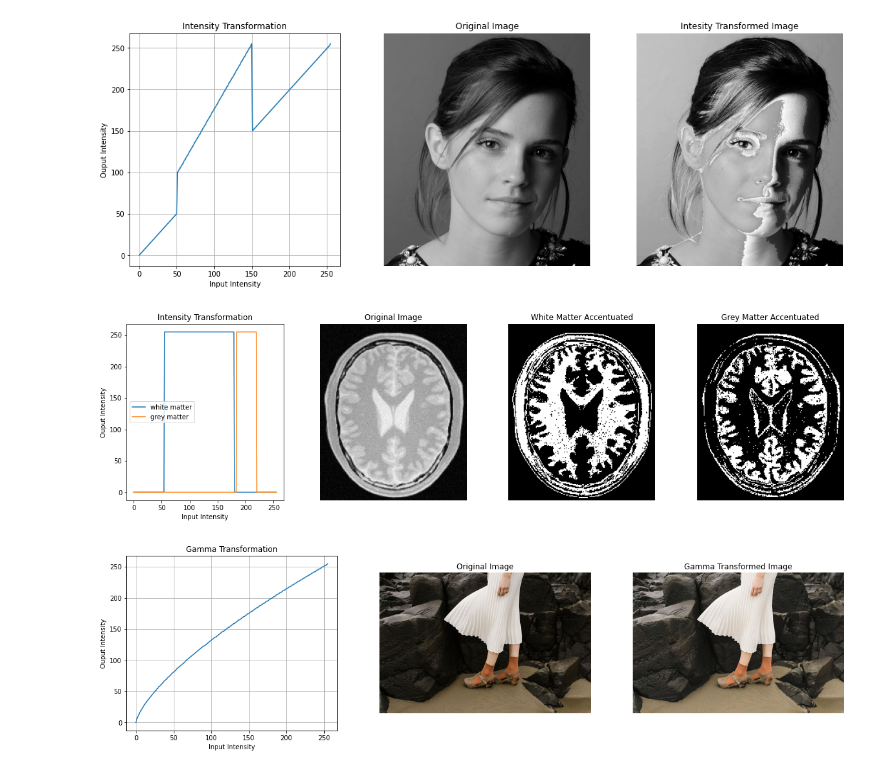
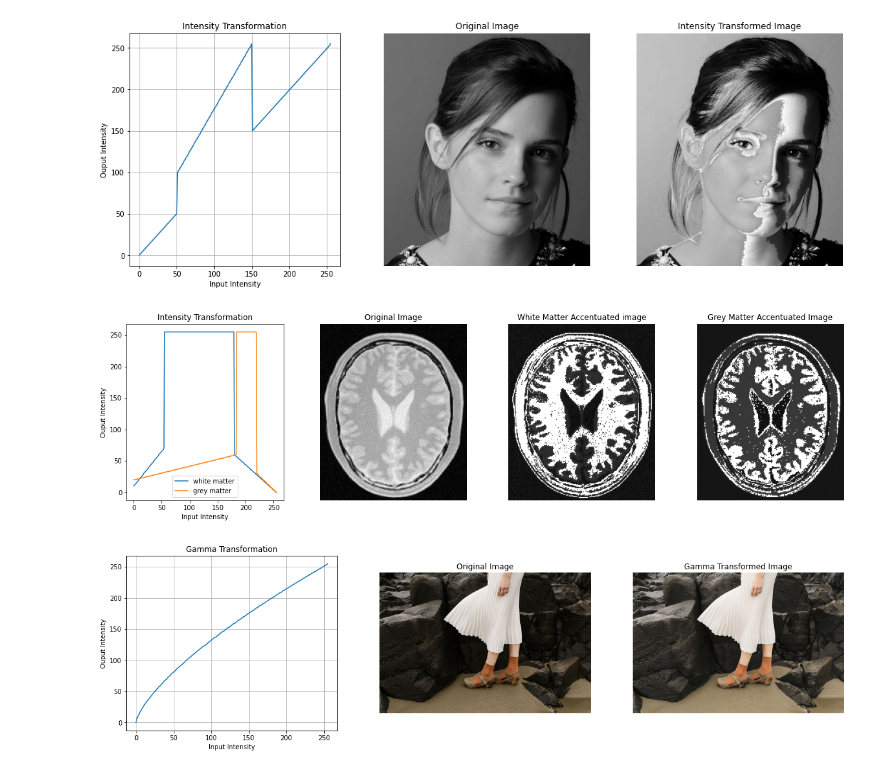
Before and after one commit to SeniruD/EN2550_Exercises, a Jupyter notebook: Assignment_1/190155L_Assignment1.ipynb, the cells around one changed output. Saved outputs shown, nothing was run; the diff lists cells and outputs as text; code cells hidden in the pictures.

```diff
--- a/Assignment_1/190155L_Assignment1.ipynb
+++ b/Assignment_1/190155L_Assignment1.ipynb
@@ -41,6 +41,7 @@ plt.show()
 [figure]
 # %%
 #Question 2
+
 import matplotlib.pyplot as plt
 import cv2 as  cv
 import numpy as np
@@ -49,47 +50,46 @@ import numpy as np
 img = cv.imread("brain_proton_density_slice.png", cv.IMREAD_GRAYSCALE)
 assert img is not None
 
-t1 = np.linspace(0,0,55)
+t1 = np.linspace(10,70,55)
 t2 = np.linspace(255, 255, 125)
-t3 = np.linspace(0,0,76)
+t3 = np.linspace(60,0,76)
 
-t4 = np.linspace(0,0,184)
+t4 = np.linspace(20,60,184)
 t5 = np.linspace(255, 255, 36)
-t6 = np.linspace(0,0,36)
+t6 = np.linspace(30,0,36)
 
 t = np.concatenate((t1, t2, t3), axis=0).astype(np.uint8)
 t_ = np.concatenate((t4, t5, t6), axis=0).astype(np.uint8)
 
 assert len(t) == 256
 g = cv.LUT(img, t)
 g_ = cv.LUT(img, t_)
 
 fig, ax = plt.subplots(1,4, figsize = (20,5))
 ax[0].plot(t, label = 'white matter')
 ax[0].plot(t_, label = 'grey matter')
 #ax[0].grid()
 ax[0].set_title('Intensity Transformation')
 ax[0].set_xlabel('Input Intensity')
 ax[0].set_ylabel('Ouput Intensity')
 ax[1].imshow(img, cmap= 'gray', vmin=0, vmax=255)
 ax[1].set_title('Original Image')
 ax[0].legend()
 ax[1].axis('off')
 
 ax[2].imshow(g, cmap= 'gray', vmin=0, vmax=255)
-ax[2].set_title('White Matter Accentuated')
+ax[2].set_title('White Matter Accentuated image')
 ax[2].axis('off')
 
 
 ax[3].imshow(g_, cmap= 'gray', vmin=0, vmax=255)
-ax[3].set_title('Grey Matter Accentuated')
+ax[3].set_title('Grey Matter Accentuated Image')
 ax[3].axis('off')
 
-#for i in range(3):
-#        ax[i].axis('off')
+
 plt.show()
 # %% [output]
-[figure, old version]
+[figure, new version]
 # %%
 # Question 3
 import matplotlib.pyplot as plt
```
Also changed, not shown: parts of 13 cells of this notebook.
